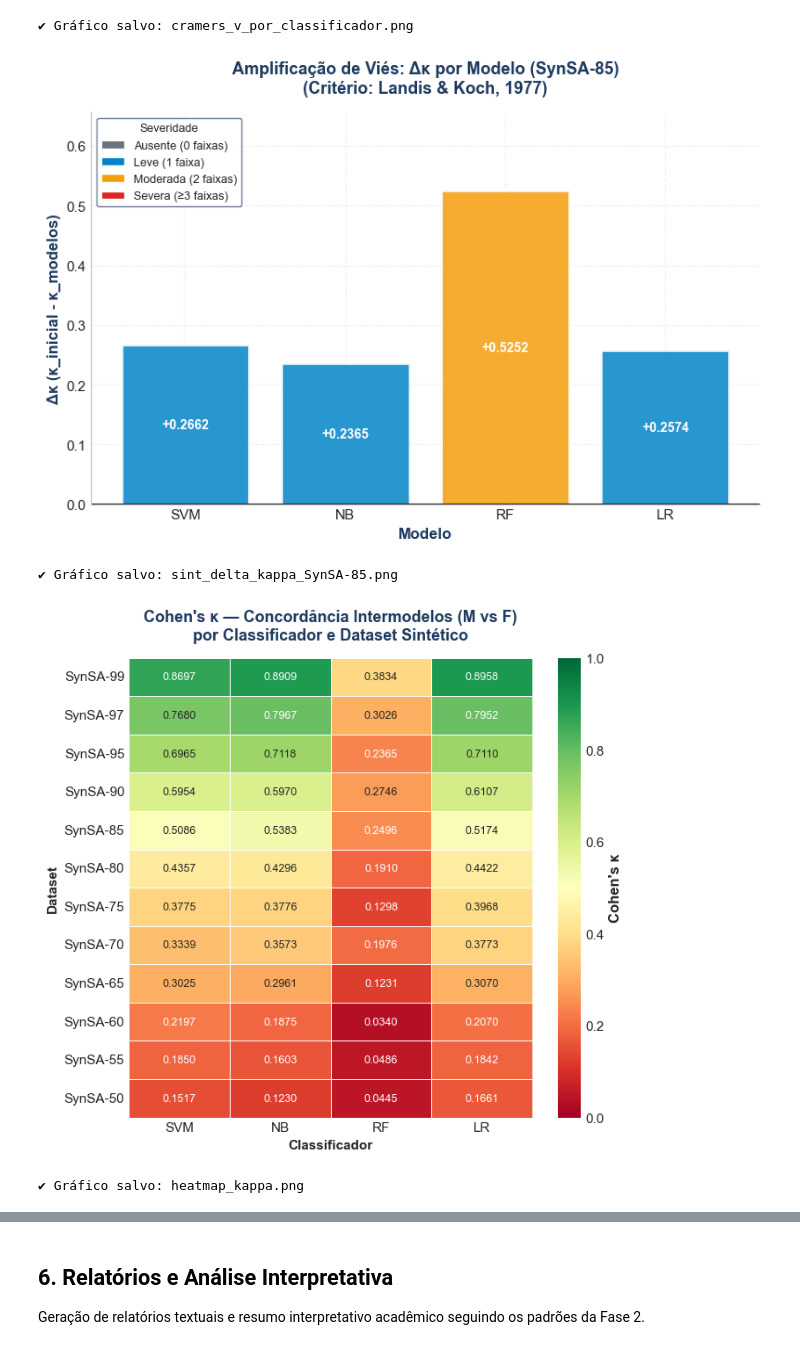
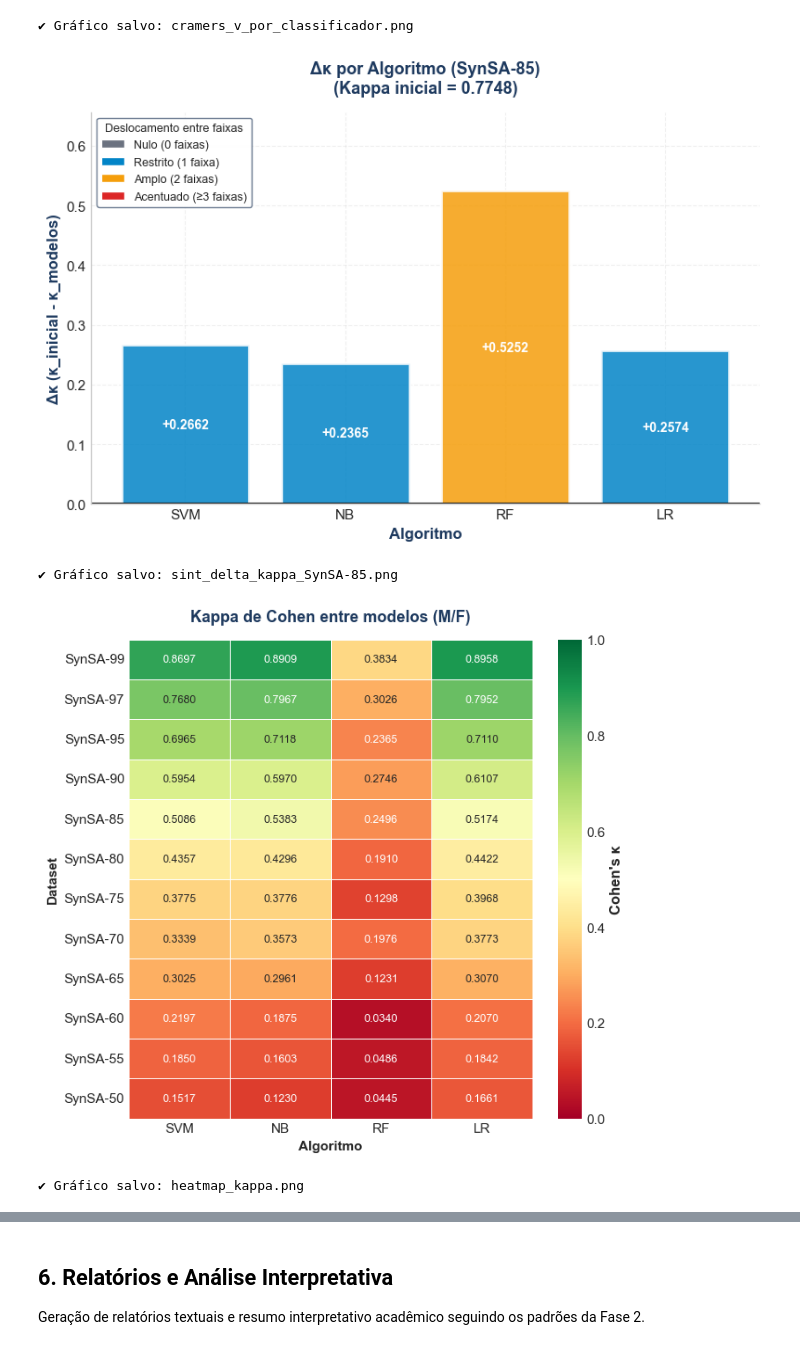
Before and after one commit to alexfeitosa72/MIVA, a Jupyter notebook: fase3_dados_sinteticos.ipynb, the cells around one changed output, grey strips where cells are left out. Cells and saved outputs as stored; diff of their text form; code cells hidden in the pictures.

```diff
--- a/fase3_dados_sinteticos.ipynb
+++ b/fase3_dados_sinteticos.ipynb
@@ -239,8 +239,8 @@ def classificar_severidade_por_queda_de_faixas(kappa_inicial, kappa_modelos):
 
     faixas_perdidas = max(0, LK_RANK.get(faixa_inicial, 0) - LK_RANK.get(faixa_modelo, 0))
 
-    SEVERIDADE = {0: "Ausente", 1: "Leve", 2: "Moderada"}
-    severidade = SEVERIDADE.get(faixas_perdidas, "Severa")
+    SEVERIDADE = {0: "Nulo", 1: "Restrito", 2: "Amplo"}
+    severidade = SEVERIDADE.get(faixas_perdidas, "Acentuado")
 
     return severidade, faixas_perdidas, faixa_inicial, faixa_modelo
 
@@ -1040,11 +1040,11 @@ bars = ax.bar(modelos_ordem, deltas, color=cores, alpha=0.85,
 
 ax.axhline(y=0, color='black', linestyle='-', linewidth=1.5)
 
-ax.set_xlabel('Modelo', fontsize=12, fontweight='bold', color=NATURE_ACCENT)
+ax.set_xlabel('Algoritmo', fontsize=12, fontweight='bold', color=NATURE_ACCENT)
 ax.set_ylabel('Δκ (κ_inicial - κ_modelos)', fontsize=12, fontweight='bold',
               color=NATURE_ACCENT)
-ax.set_title(f'Amplificação de Viés: Δκ por Modelo ({dataset_exemplo})\n'
-              f'(Critério: Landis & Koch, 1977)',
+ax.set_title(f'Δκ por Algoritmo ({dataset_exemplo})\n'
+              f'(Kappa inicial = {kappa_inicial_ex:.4f})',
               fontsize=13, fontweight='bold', color=NATURE_ACCENT, pad=15)
 ax.grid(axis='y', alpha=0.3)
 
@@ -1064,13 +1064,13 @@ for bar in bars:
                 fontsize=10, fontweight='bold', color='black')
 
 legend_elements = [
-    Patch(facecolor=SEV_COLORS['Ausente'], edgecolor='white', label='Ausente (0 faixas)'),
-    Patch(facecolor=SEV_COLORS['Leve'], edgecolor='white', label='Leve (1 faixa)'),
-    Patch(facecolor=SEV_COLORS['Moderada'], edgecolor='white', label='Moderada (2 faixas)'),
-    Patch(facecolor=SEV_COLORS['Severa'], edgecolor='white', label='Severa (≥3 faixas)')
+    Patch(facecolor=SEV_COLORS['Nulo'], edgecolor='white', label='Nulo (0 faixas)'),
+    Patch(facecolor=SEV_COLORS['Restrito'], edgecolor='white', label='Restrito (1 faixa)'),
+    Patch(facecolor=SEV_COLORS['Amplo'], edgecolor='white', label='Amplo (2 faixas)'),
+    Patch(facecolor=SEV_COLORS['Acentuado'], edgecolor='white', label='Acentuado (≥3 faixas)')
 ]
 ax.legend(handles=legend_elements, loc='upper left', fontsize=9,
-          title='Severidade', title_fontsize=9,
+          title='Deslocamento entre faixas', title_fontsize=9,
           frameon=True, facecolor='white', edgecolor=NATURE_GRAY,
           framealpha=0.95)
 
@@ -1080,7 +1080,7 @@ plt.show()
 
 print(f"✔ Gráfico salvo: sint_delta_kappa_{dataset_exemplo}.png")
 # %% [output]
-[figure, old version]
+[figure, new version]
 ✔ Gráfico salvo: sint_delta_kappa_SynSA-85.png
 # %%
 # =============================================================================
@@ -1097,37 +1097,37 @@ for clf_nome in ['SVM', 'NB', 'RF', 'LR']:
         resultados_todos[f'SynSA-{n}'][clf_nome]['Cohen κ']
         for n in NIVEIS_CONCORDANCIA
     ]
 
 heatmap_data_kappa = heatmap_data_kappa.set_index('Dataset')
 
 fig, ax = plt.subplots(figsize=(7, 6.5))
 
 sns.heatmap(
     heatmap_data_kappa,
     annot=True,
     fmt='.4f',
     cmap='RdYlGn',
     vmin=0,
     vmax=1,
     linewidths=0.5,
     ax=ax,
     cbar_kws={'label': "Cohen's κ"},
     annot_kws={'fontsize': 9}
 )
 
-ax.set_title("Cohen's κ — Concordância Intermodelos (M vs F)\n"
-             "por Classificador e Dataset Sintético",
+ax.set_title("Kappa de Cohen entre modelos (M/F)",
+
              fontsize=13, fontweight='bold', color=NATURE_ACCENT, pad=15)
 ax.set_ylabel('Dataset', fontsize=11, fontweight='bold')
-ax.set_xlabel('Classificador', fontsize=11, fontweight='bold')
+ax.set_xlabel('Algoritmo', fontsize=11, fontweight='bold')
 
 plt.tight_layout()
 plt.savefig(GRAFICOS_DIR / 'heatmap_kappa.png', dpi=300, bbox_inches='tight')
 plt.show()
 
 print("✔ Gráfico salvo: heatmap_kappa.png")
 # %% [output]
-[figure, old version]
+[figure, new version]
 ✔ Gráfico salvo: heatmap_kappa.png
 # %%
 # ============================================================================
```
Also changed, not shown: parts of 4 cells of this notebook, 32 other files.
